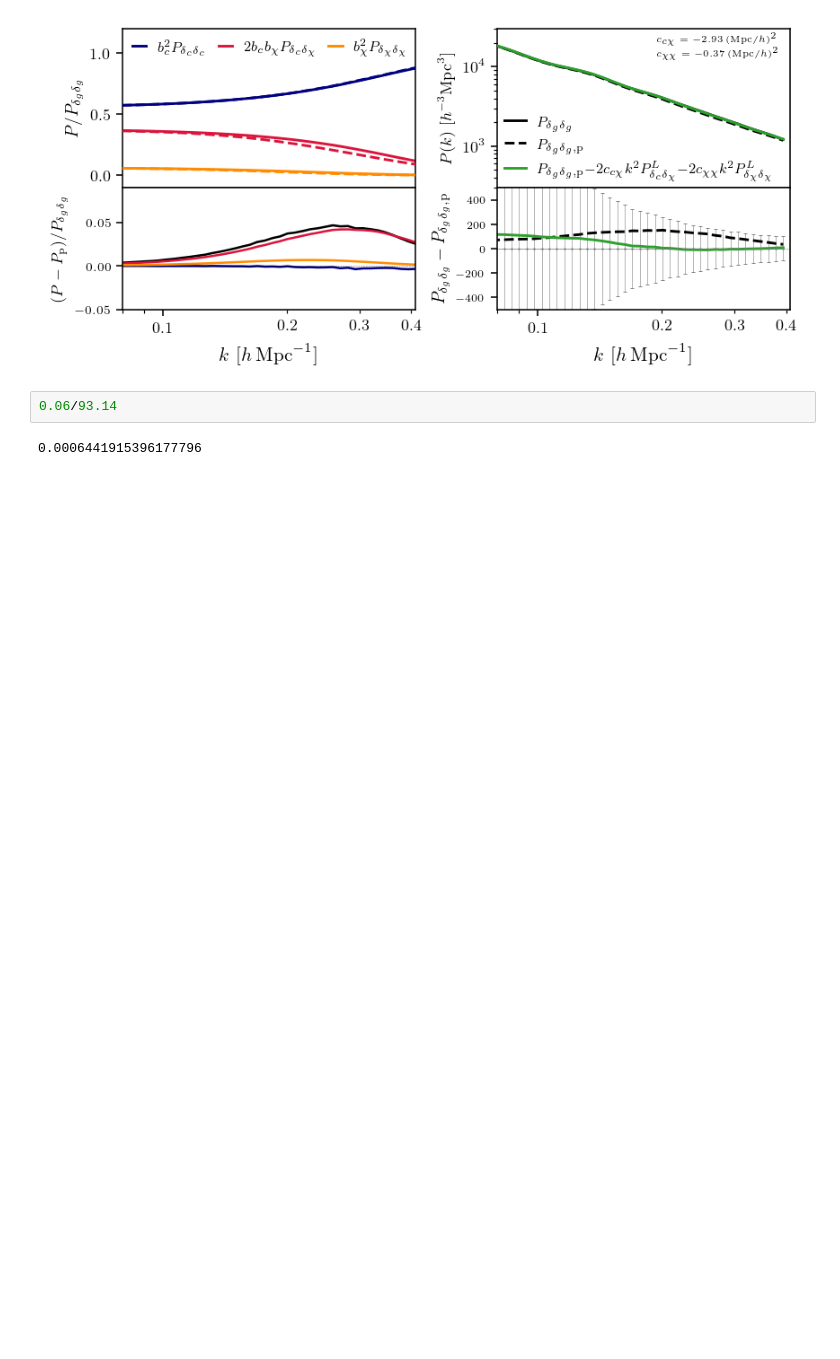
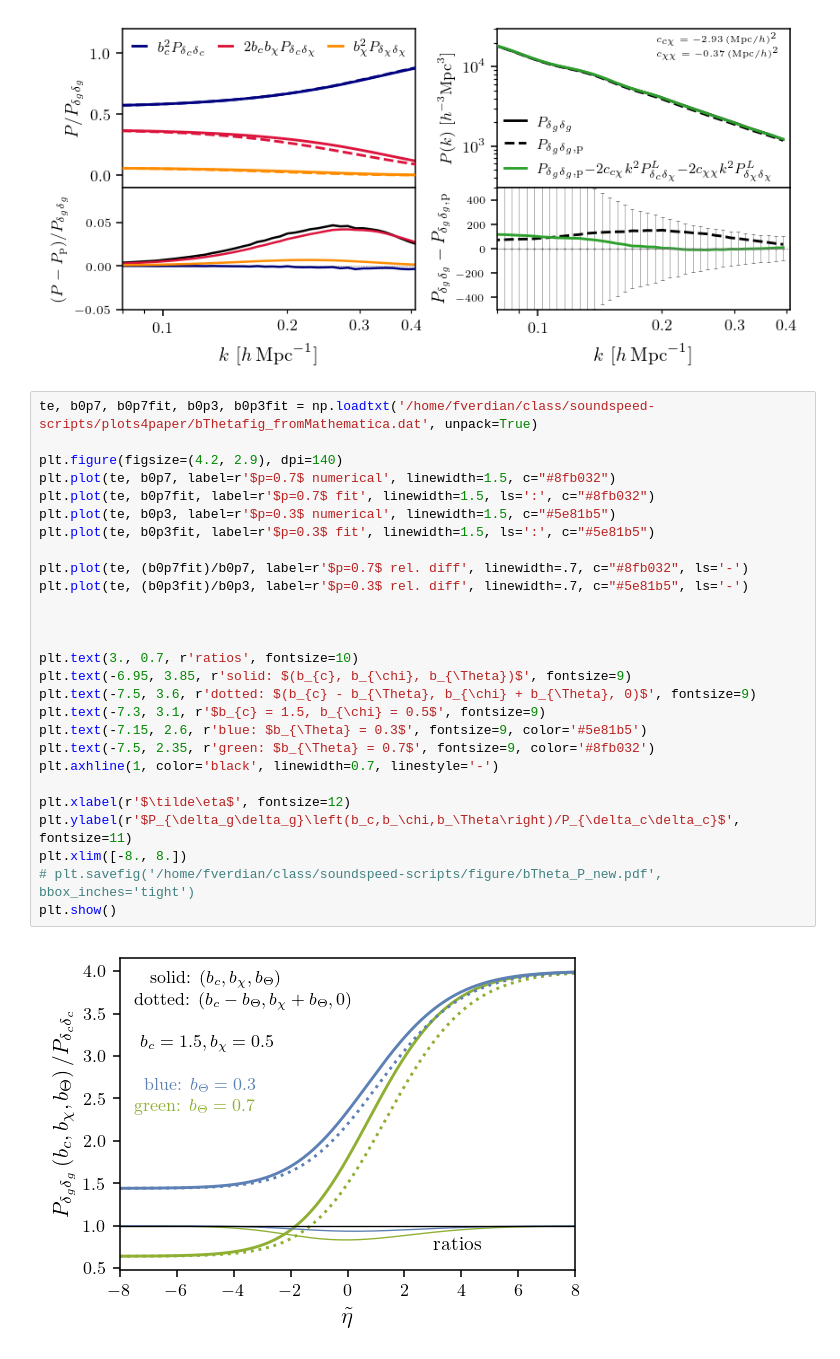
Before and after one commit to fverd/class, a Jupyter notebook: soundspeed-scripts/plots4paper/section_3.ipynb, the cells around one changed output. Drawn from its saved outputs; the diff is of its cells as text; blank space fills up the shorter version.

```diff
--- a/soundspeed-scripts/plots4paper/section_3.ipynb
+++ b/soundspeed-scripts/plots4paper/section_3.ipynb
@@ -590,7 +590,32 @@ axs[1,1].tick_params(axis='y',labelsize=6)  # Y-axis tick labels inside
 plt.show()
 # %% [output]
 [figure]
-# %%
-0.06/93.14
-# %% [output]
-0.0006441915396177796
+# %%
+te, b0p7, b0p7fit, b0p3, b0p3fit = np.loadtxt('/home/fverdian/class/soundspeed-scripts/plots4paper/bThetafig_fromMathematica.dat', unpack=True)
+
+plt.figure(figsize=(4.2, 2.9), dpi=140)
+plt.plot(te, b0p7, label=r'$p=0.7$ numerical', linewidth=1.5, c="#8fb032")
+plt.plot(te, b0p7fit, label=r'$p=0.7$ fit', linewidth=1.5, ls=':', c="#8fb032")
+plt.plot(te, b0p3, label=r'$p=0.3$ numerical', linewidth=1.5, c="#5e81b5")
+plt.plot(te, b0p3fit, label=r'$p=0.3$ fit', linewidth=1.5, ls=':', c="#5e81b5")
+
+plt.plot(te, (b0p7fit)/b0p7, label=r'$p=0.7$ rel. diff', linewidth=.7, c="#8fb032", ls='-')
+plt.plot(te, (b0p3fit)/b0p3, label=r'$p=0.3$ rel. diff', linewidth=.7, c="#5e81b5", ls='-')
+
+
+
+plt.text(3., 0.7, r'ratios', fontsize=10)
+plt.text(-6.95, 3.85, r'solid: $(b_{c}, b_{\chi}, b_{\Theta})$', fontsize=9)
+plt.text(-7.5, 3.6, r'dotted: $(b_{c} - b_{\Theta}, b_{\chi} + b_{\Theta}, 0)$', fontsize=9)
+plt.text(-7.3, 3.1, r'$b_{c} = 1.5, b_{\chi} = 0.5$', fontsize=9)
+plt.text(-7.15, 2.6, r'blue: $b_{\Theta} = 0.3$', fontsize=9, color='#5e81b5')
+plt.text(-7.5, 2.35, r'green: $b_{\Theta} = 0.7$', fontsize=9, color='#8fb032')
+plt.axhline(1, color='black', linewidth=0.7, linestyle='-')
+
+plt.xlabel(r'$\tilde\eta$', fontsize=12)
+plt.ylabel(r'$P_{\delta_g\delta_g}\left(b_c,b_\chi,b_\Theta\right)/P_{\delta_c\delta_c}$', fontsize=11)
+plt.xlim([-8., 8.])
+# plt.savefig('/home/fverdian/class/soundspeed-scripts/figure/bTheta_P_new.pdf', bbox_inches='tight')
+plt.show()
+# %% [output]
+[figure, added]
```
Also changed, not shown: 34 other files.
